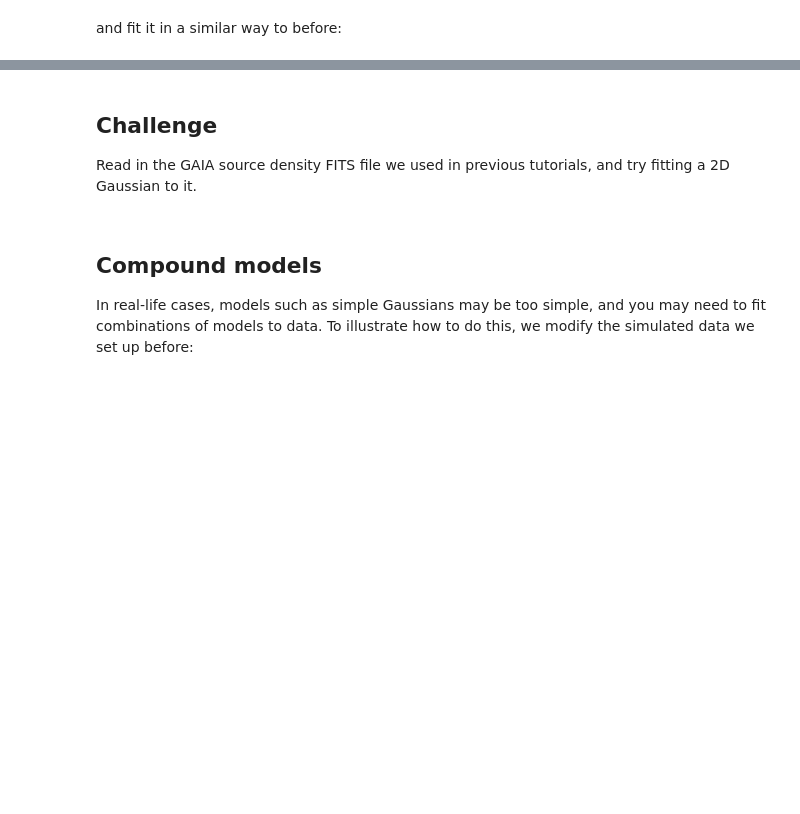
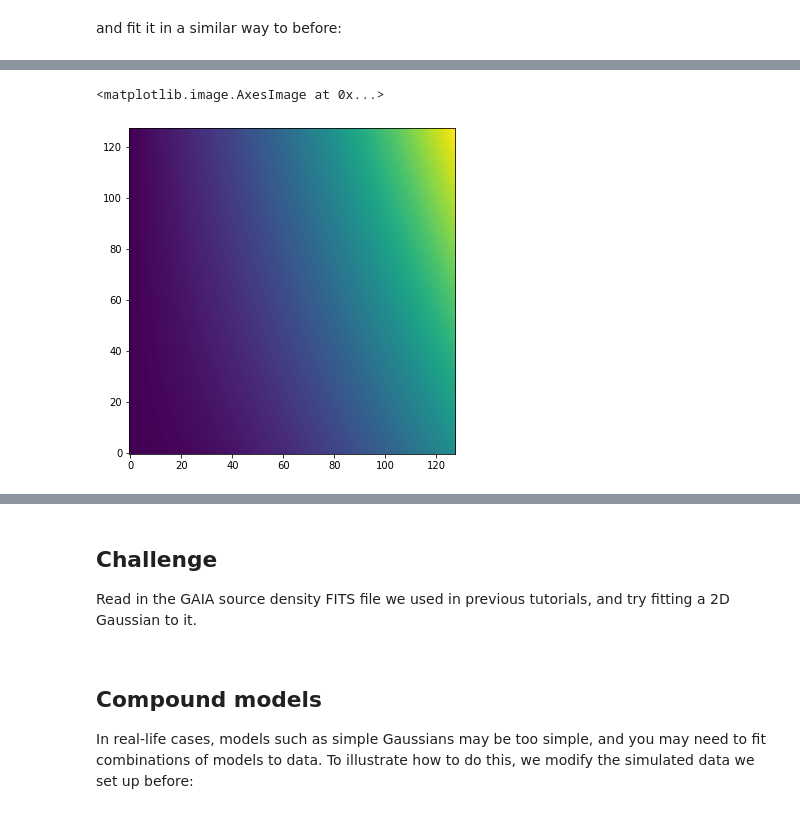
Before and after one commit to bsipocz/ASTR497, a Jupyter notebook: astropy_notebooks/13-modeling.ipynb, the cells around one changed output, grey strips where cells are left out. Drawn from its saved outputs; the diff is of its cells as text; code cells hidden in the pictures; blank space fills up the shorter version.

```diff
--- a/astropy_notebooks/13-modeling.ipynb
+++ b/astropy_notebooks/13-modeling.ipynb
@@ -156,2 +191,5 @@ plt.imshow(z2)
 # %% [markdown]
 We now set up a 2D polynomial model:
+# %%
+p_init = models.Polynomial2D(degree=2)
+p_init
@@ -158,2 +198,4 @@ We now set up a 2D polynomial model:
 # %% [markdown]
 and fit it in a similar way to before:
+# %%
+p_fit = fitter(p_init, x2, y2, z2)
@@ -159,0 +204,5 @@ and fit it in a similar way to before:
+# %%
+plt.imshow(p_fit(x2, y2))
+# %% [output]
+<matplotlib.image.AxesImage at 0x...>
+[figure, added]
```
Also changed, not shown: parts of 24 cells of this notebook.
